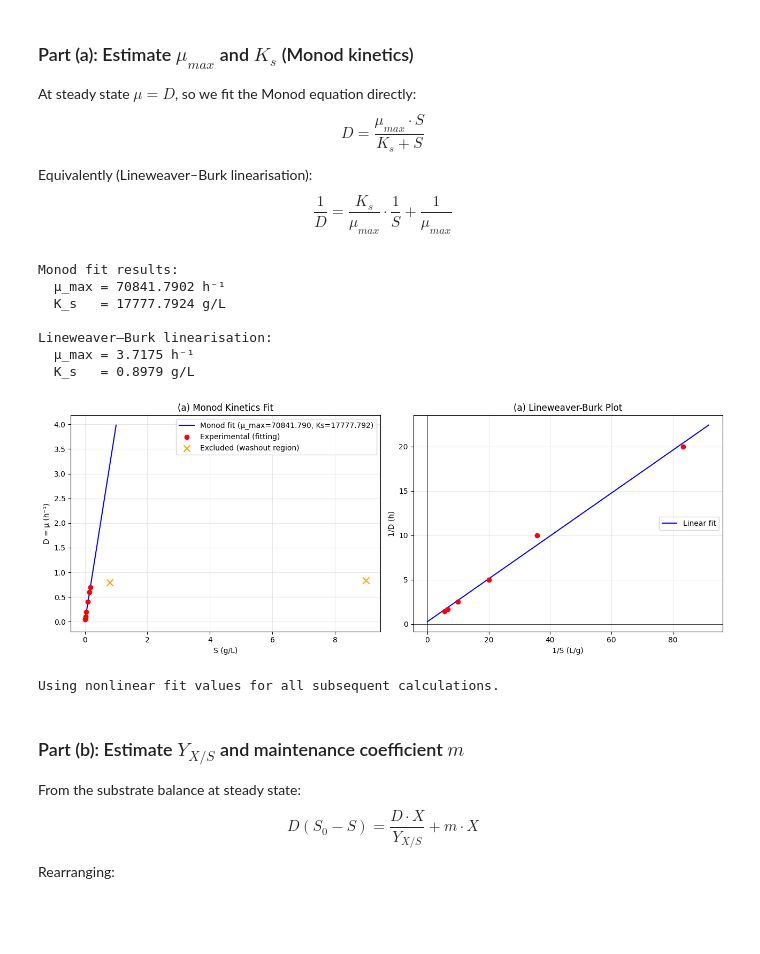
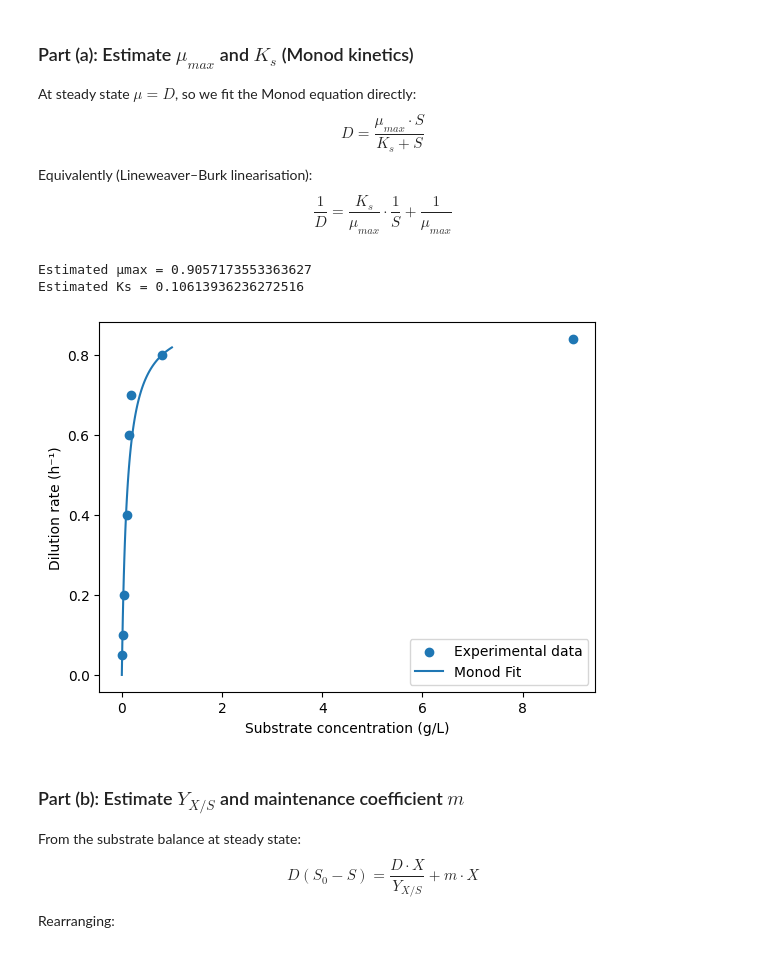
Before and after one commit to Noah-Paga/Bioreactor-mod-simulation, a Jupyter notebook: Project_2/Ex_4.ipynb, the cells around one changed output. Drawn from its saved outputs; the diff is of its cells as text; code cells hidden in the pictures; blank space fills up the shorter version.

```diff
--- a/Project_2/Ex_4.ipynb
+++ b/Project_2/Ex_4.ipynb
@@ -65,65 +68,36 @@ $$D = \frac{\mu_{max} \cdot S}{K_s + S}$$
 Equivalently (Lineweaver–Burk linearisation):
 $$\frac{1}{D} = \frac{K_s}{\mu_{max}} \cdot \frac{1}{S} + \frac{1}{\mu_{max}}$$
 # %%
-#(a) Fit Monod parameters using nonlinear least squares:
-def monod(S, mu_max, Ks):
-    return mu_max * S / (Ks + S)
+# Monod equation
+def monod(S, mumax, Ks):
+    return mumax * S / (Ks + S)
 
-popt, pcov = curve_fit(monod, S_fit, D_fit, p0=[1.0, 0.1], bounds=(0, np.inf))
-mu_max, Ks = popt
-print(f"Monod fit results:")
-print(f"  μ_max = {mu_max:.4f} h⁻¹")
-print(f"  K_s   = {Ks:.4f} g/L")
+#Exclude washout values
+mask = D <= 0.70
+S_fit = S[mask]
+D_fit = D[mask]
+params, _ = curve_fit(monod, S_fit, D_fit, p0=[1, 0.1])
 
-# Lineweaver–Burk plot (for visualisation)
-inv_D = 1.0 / D_fit
-inv_S = 1.0 / S_fit
-lb_coeffs = np.polyfit(inv_S, inv_D, 1)  # slope = Ks/mu_max, intercept = 1/mu_max
-mu_max_lb = 1.0 / lb_coeffs[1]
-Ks_lb = lb_coeffs[0] * mu_max_lb
-print(f"\nLineweaver–Burk linearisation:")
-print(f"  μ_max = {mu_max_lb:.4f} h⁻¹")
-print(f"  K_s   = {Ks_lb:.4f} g/L")
+# Fit parameters
+params, _ = curve_fit(monod, S, D, p0=[1,0.1])
 
-fig, axes = plt.subplots(1, 2, figsize=(13, 5))
+mumax, Ks = params
 
-# Monod curve
-S_range = np.linspace(0, 1.0, 300)
-axes[0].plot(S_range, monod(S_range, mu_max, Ks), 'b-', label=f'Monod fit (μ_max={mu_max:.3f}, Ks={Ks:.3f})')
-axes[0].scatter(S_fit, D_fit, color='red', zorder=5, label='Experimental (fitting)')
-axes[0].scatter(S_data[~mask], D_data[~mask], color='orange', marker='x', s=80, zorder=5, label='Excluded (washout region)')
-axes[0].set_xlabel('S (g/L)')
-axes[0].set_ylabel('D = μ (h⁻¹)')
-axes[0].set_title('(a) Monod Kinetics Fit')
-axes[0].legend()
-axes[0].grid(True, alpha=0.3)
+print("Estimated μmax =", mumax)
+print("Estimated Ks =", Ks)
 
-# Lineweaver–Burk
-x_lb = np.linspace(0, max(inv_S)*1.1, 200)
-axes[1].plot(x_lb, np.polyval(lb_coeffs, x_lb), 'b-', label='Linear fit')
-axes[1].scatter(inv_S, inv_D, color='red', zorder=5)
-axes[1].axhline(0, color='k', linewidth=0.5)
-axes[1].axvline(0, color='k', linewidth=0.5)
-axes[1].set_xlabel('1/S (L/g)')
-axes[1].set_ylabel('1/D (h)')
-axes[1].set_title('(a) Lineweaver-Burk Plot')
-axes[1].legend()
-axes[1].grid(True, alpha=0.3)
-
-plt.tight_layout()
-plt.savefig(r'C:\Users\noah2\OneDrive\Documents\GitHub\Projects\Bioreactor-mod-simulation\Project_2\Images\ex4_part_A.png', dpi=150, bbox_inches='tight')
+# Plot
+S_range = np.linspace(0,1,100)
+plt.scatter(S, D, label="Experimental data")
+plt.plot(S_range, monod(S_range, mumax, Ks), label="Monod Fit")
+plt.xlabel("Substrate concentration (g/L)")
+plt.ylabel("Dilution rate (h⁻¹)")
+plt.legend()
 plt.show()
-print("\nUsing nonlinear fit values for all subsequent calculations.")
 # %% [output]
-Monod fit results:
-  μ_max = 70841.7902 h⁻¹
-  K_s   = 17777.7924 g/L
-
-Lineweaver–Burk linearisation:
-  μ_max = 3.7175 h⁻¹
-  K_s   = 0.8979 g/L
+Estimated μmax = 0.9057173553363627
+Estimated Ks = 0.10613936236272516
-[figure, old version]
+[figure, new version]
-Using nonlinear fit values for all subsequent calculations.
 # %% [markdown]
 ### Part (b): Estimate $Y_{X/S}$ and maintenance coefficient $m$
 
```
Also changed, not shown: parts of 10 cells of this notebook.
